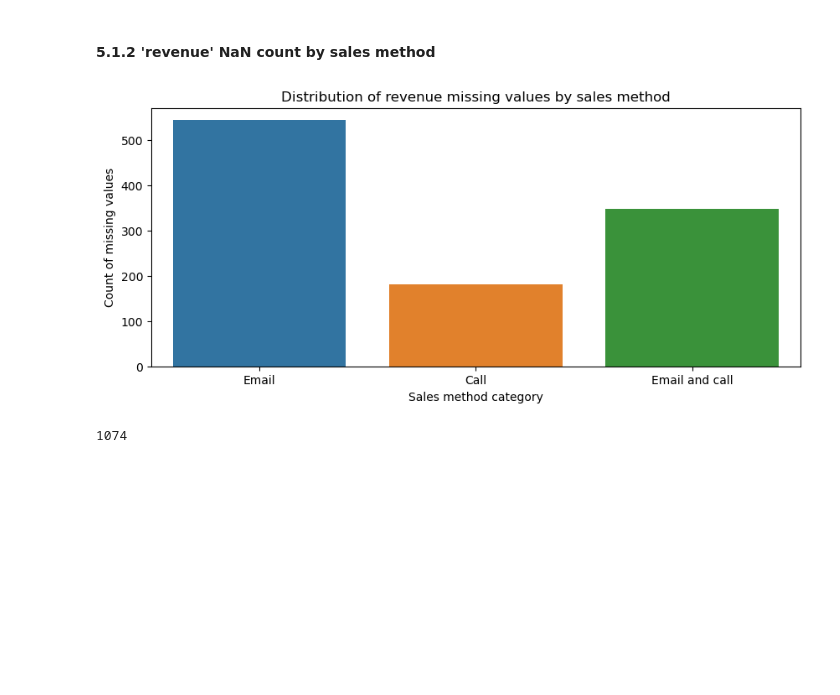
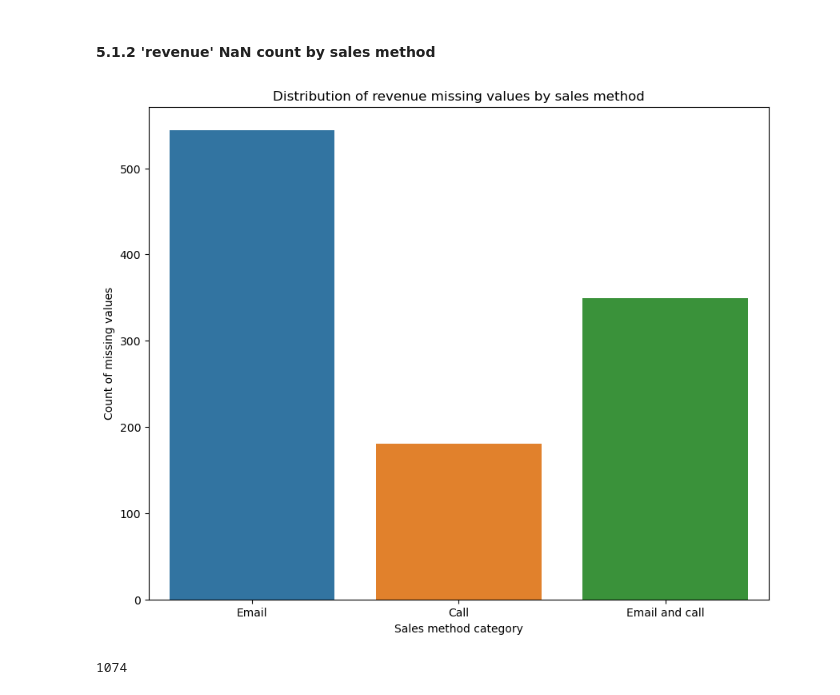
Before and after one commit to mikjf/datacamp_data_analyst_professional_python, a Jupyter notebook: exam_product_sales_analysis.ipynb, the cells around one changed output. Cells and saved outputs as stored; diff of their text form; code cells hidden in the pictures; blank space fills up the shorter version.

```diff
--- a/exam_product_sales_analysis.ipynb
+++ b/exam_product_sales_analysis.ipynb
@@ -572,22 +572,22 @@ Imputing doesn't seem an option. Let's check where are the missing values coming
 # %%
 # filter for rows with missing 'revenue'
 missing_revenue_data = data[data['revenue'].isnull()]
 
 # count 'sales_method' occurences in the missing revenue data
 missing_revenue_method = missing_revenue_data['sales_method'].value_counts()
 
 # define barplot order
 order = ['Email', 'Call', 'Email and call']
 
 # create visualization
-plt.figure(figsize=(10, 4))
+plt.figure(figsize=(10, 8))
 sns.barplot(x=missing_revenue_method.index, y=missing_revenue_method.values, order=order)
 plt.title('Distribution of revenue missing values by sales method')
 plt.xlabel('Sales method category')
 plt.ylabel('Count of missing values')
 plt.show()
 # %% [output]
-[figure, old version]
+[figure, new version]
 # %%
 # check for total missing values (should be 1074)
 missing_revenue_method.sum()
```
Also changed, not shown: parts of 26 cells of this notebook.
